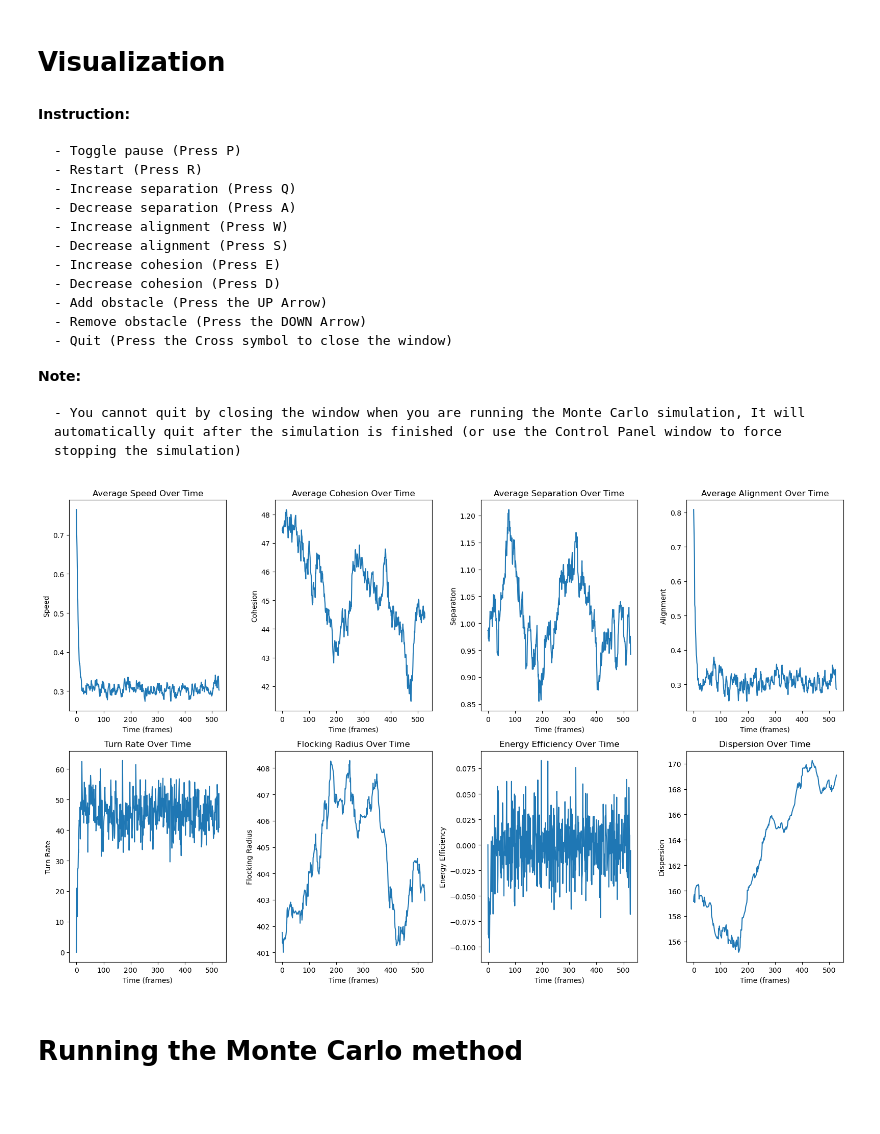
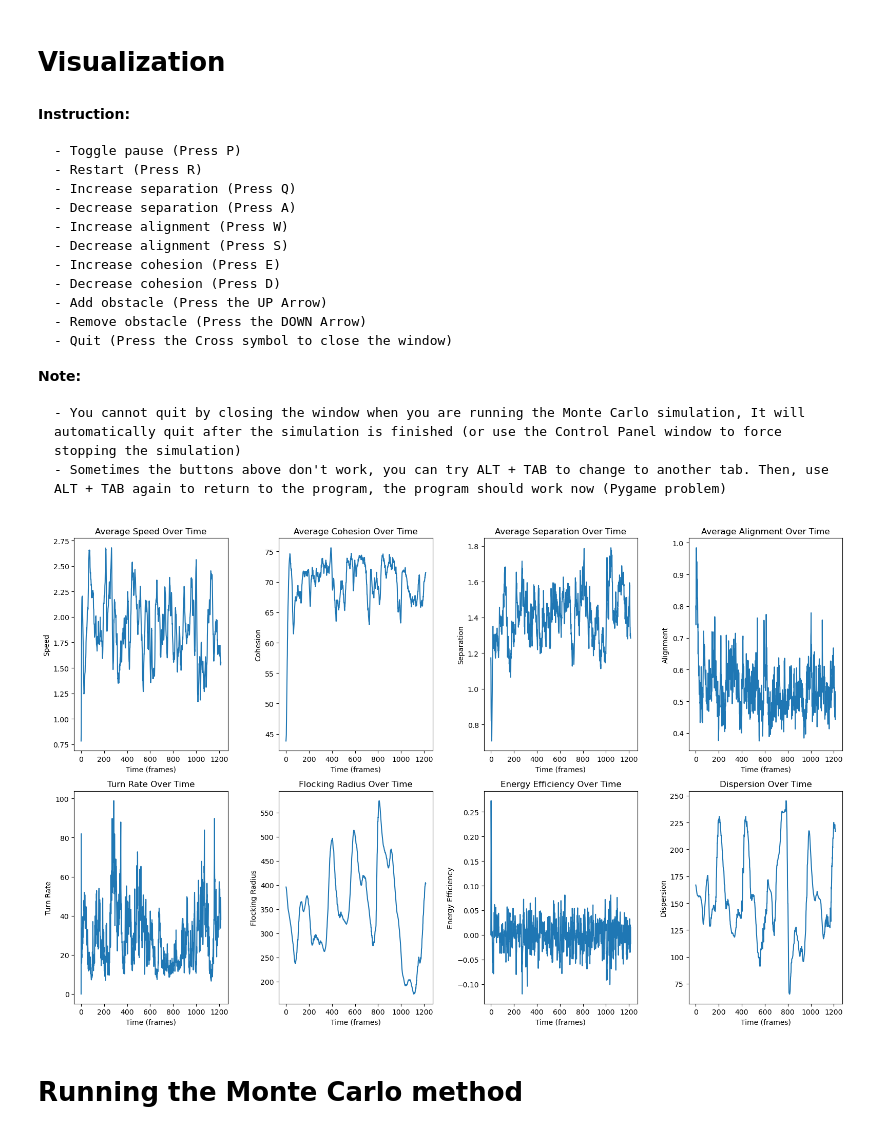
Before and after one commit to ChuongQuoc1413017/Boids_Simulation, a Jupyter notebook: Boids_Simulation-Final Version.ipynb, the cells around one changed output. Drawn from its saved outputs; the diff is of its cells as text; code cells hidden in the pictures; blank space fills up the shorter version.

```diff
--- a/Boids_Simulation-Final Version.ipynb
+++ b/Boids_Simulation-Final Version.ipynb
@@ -935,22 +935,23 @@ COHESION_RADIUS = 200 # The radius within which Boids will begin to experience c
 **Note:**
 
     - You cannot quit by closing the window when you are running the Monte Carlo simulation, It will automatically quit after the simulation is finished (or use the Control Panel window to force stopping the simulation)
+    - Sometimes the buttons above don't work, you can try ALT + TAB to change to another tab. Then, use ALT + TAB again to return to the program, the program should work now (Pygame problem)
 # %%
-SEPARATION = 0 # The degree to which Boids try to maintain distance from one another
-ALIGNMENT = 0 # The degree to which Boids try to align themselves with the average direction of nearby Boids
-COHESION = 0 # The degree to which Boids try to move towards the average position of nearby Boids
+SEPARATION = 1.5 # The degree to which Boids try to maintain distance from one another
+ALIGNMENT = 1 # The degree to which Boids try to align themselves with the average direction of nearby Boids
+COHESION = 1 # The degree to which Boids try to move towards the average position of nearby Boids
 
 NUM_BOIDS = 200 # Number of Boids
 BOID_SIZE = 5 # Size of Boids on the screen
 
 NUM_OBSTACLES = 6 # Number of obstacles
 OBSTACLE_RADIUS = 25 # Size of obstacles on the screen
 
 if __name__ == "__main__":
     sim = Simulation(NUM_BOIDS, NUM_OBSTACLES)
     sim.run()
 # %% [output]
-[figure, old version]
+[figure, new version]
 # %% [markdown]
 # Running the Monte Carlo method
 # %%
```
